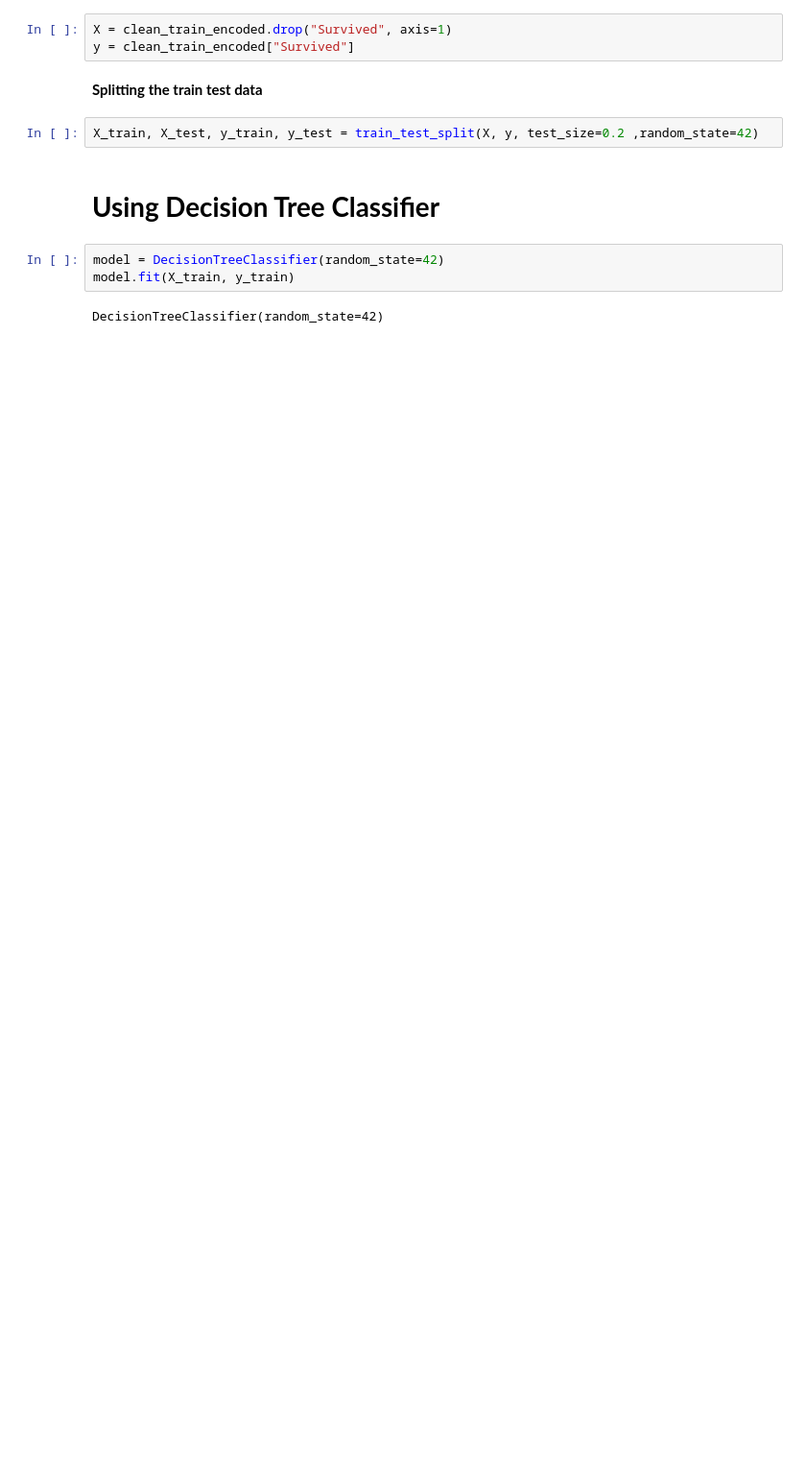
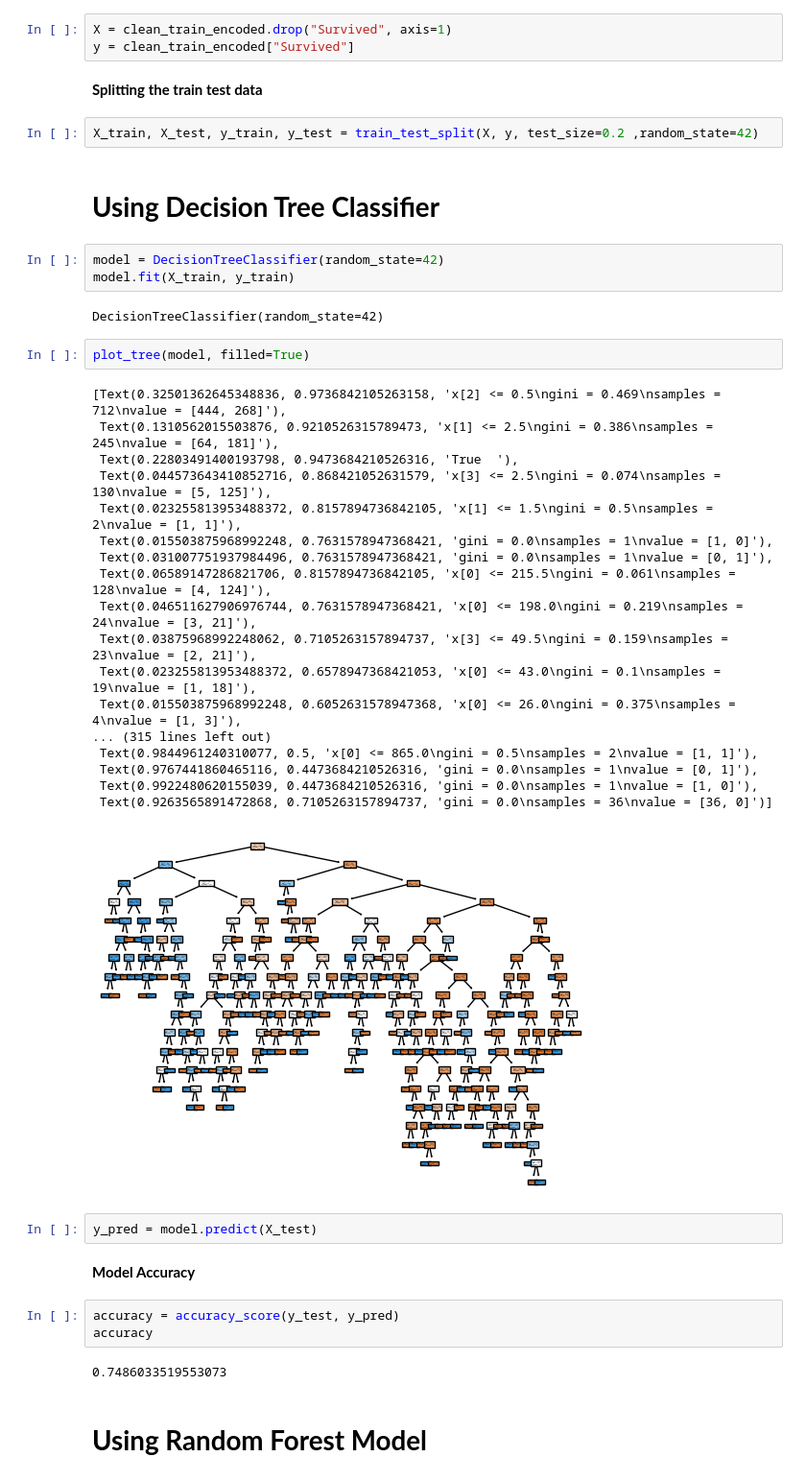
Before and after one commit to akhilesh2009/Titanic---Machine-Learning-from-Disaster, a Jupyter notebook: Titanic_Machine_Learning_from_Disaster.ipynb, the cells around one changed output. Shown at 96% size. Drawn from its saved outputs; the diff is of its cells as text; blank space fills up the shorter version.

```diff
--- a/Titanic_Machine_Learning_from_Disaster.ipynb
+++ b/Titanic_Machine_Learning_from_Disaster.ipynb
@@ -155,3 +157,35 @@ model = DecisionTreeClassifier(random_state=42)
 model.fit(X_train, y_train)
 # %% [output]
 DecisionTreeClassifier(random_state=42)
+# %%
+plot_tree(model, filled=True)
+# %% [output]
+[Text(0.32501362645348836, 0.9736842105263158, 'x[2] <= 0.5\ngini = 0.469\nsamples = 712\nvalue = [444, 268]'),
+ Text(0.1310562015503876, 0.9210526315789473, 'x[1] <= 2.5\ngini = 0.386\nsamples = 245\nvalue = [64, 181]'),
+ Text(0.22803491400193798, 0.9473684210526316, 'True  '),
+ Text(0.044573643410852716, 0.868421052631579, 'x[3] <= 2.5\ngini = 0.074\nsamples = 130\nvalue = [5, 125]'),
+ Text(0.023255813953488372, 0.8157894736842105, 'x[1] <= 1.5\ngini = 0.5\nsamples = 2\nvalue = [1, 1]'),
+ Text(0.015503875968992248, 0.7631578947368421, 'gini = 0.0\nsamples = 1\nvalue = [1, 0]'),
+ Text(0.031007751937984496, 0.7631578947368421, 'gini = 0.0\nsamples = 1\nvalue = [0, 1]'),
+ Text(0.06589147286821706, 0.8157894736842105, 'x[0] <= 215.5\ngini = 0.061\nsamples = 128\nvalue = [4, 124]'),
+ Text(0.046511627906976744, 0.7631578947368421, 'x[0] <= 198.0\ngini = 0.219\nsamples = 24\nvalue = [3, 21]'),
+ Text(0.03875968992248062, 0.7105263157894737, 'x[3] <= 49.5\ngini = 0.159\nsamples = 23\nvalue = [2, 21]'),
+ Text(0.023255813953488372, 0.6578947368421053, 'x[0] <= 43.0\ngini = 0.1\nsamples = 19\nvalue = [1, 18]'),
+ Text(0.015503875968992248, 0.6052631578947368, 'x[0] <= 26.0\ngini = 0.375\nsamples = 4\nvalue = [1, 3]'),
+... (315 lines left out)
+ Text(0.9844961240310077, 0.5, 'x[0] <= 865.0\ngini = 0.5\nsamples = 2\nvalue = [1, 1]'),
+ Text(0.9767441860465116, 0.4473684210526316, 'gini = 0.0\nsamples = 1\nvalue = [0, 1]'),
+ Text(0.9922480620155039, 0.4473684210526316, 'gini = 0.0\nsamples = 1\nvalue = [1, 0]'),
+ Text(0.9263565891472868, 0.7105263157894737, 'gini = 0.0\nsamples = 36\nvalue = [36, 0]')]
+[figure, added]
+# %%
+y_pred = model.predict(X_test)
+# %% [markdown]
+**Model Accuracy**
+# %%
+accuracy = accuracy_score(y_test, y_pred)
+accuracy
+# %% [output]
+0.7486033519553073
+# %% [markdown]
+# **Using Random Forest Model**
```
Also changed, not shown: parts of 2 cells of this notebook.
